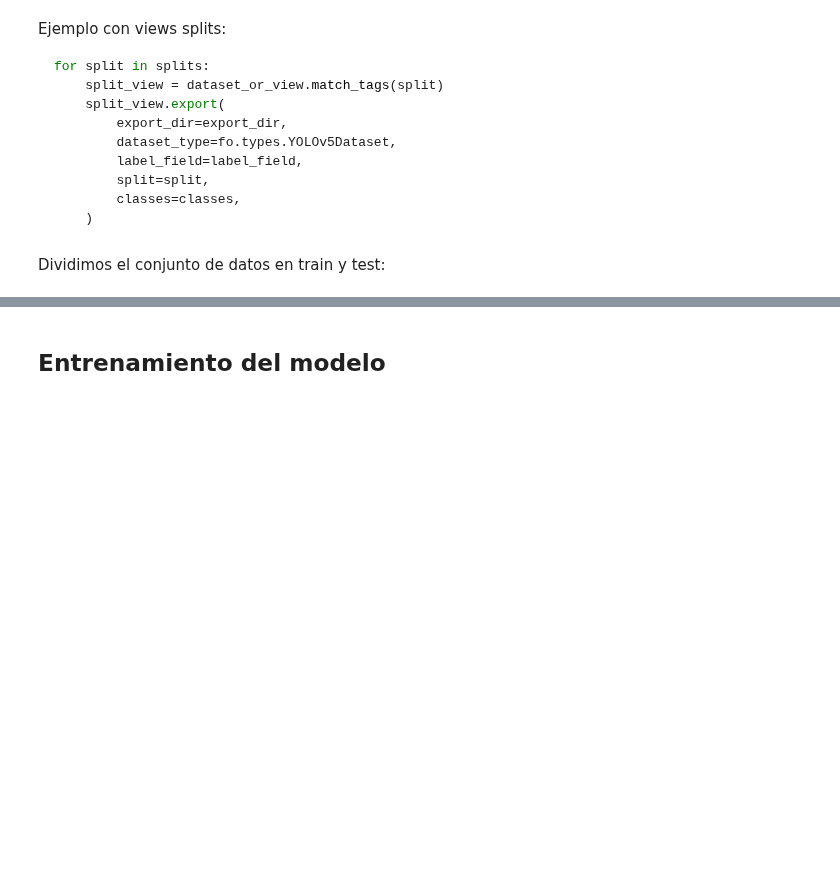
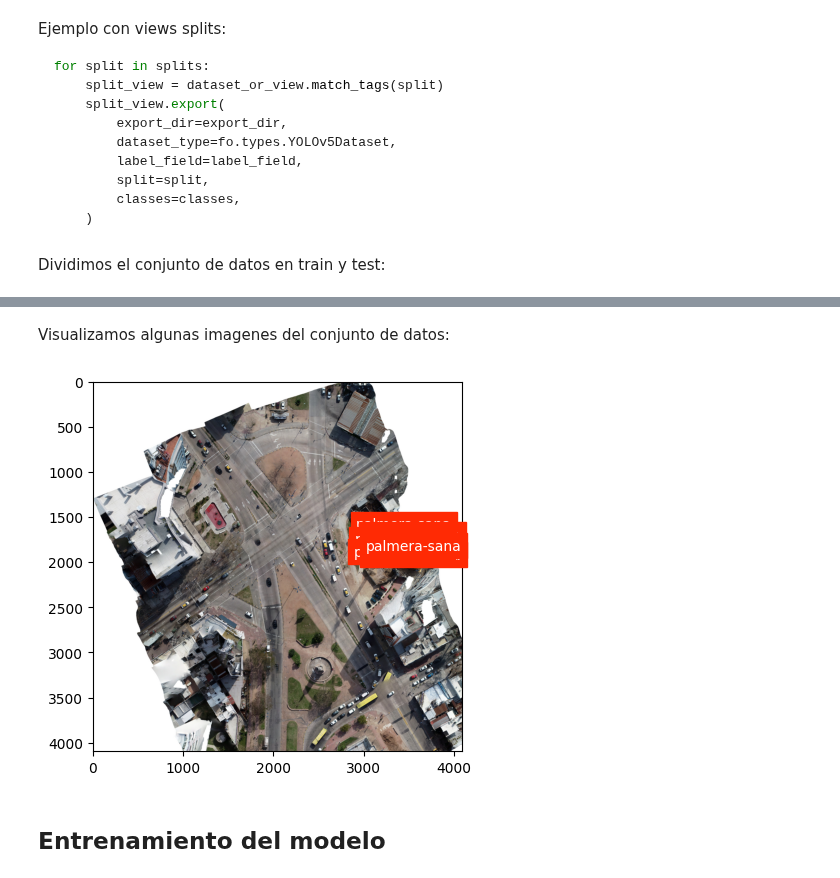
Before and after one commit to brunomaso1/uba-ceia, a Jupyter notebook: ceia-proyecto-final/modulo-IA/deteccion_palmeras/yolov11/yolov11.ipynb, the cells around one changed output, grey strips where cells are left out. Drawn from its saved outputs; the diff is of its cells as text; code cells hidden in the pictures; blank space fills up the shorter version.

```diff
--- a/ceia-proyecto-final/modulo-IA/deteccion_palmeras/yolov11/yolov11.ipynb
+++ b/ceia-proyecto-final/modulo-IA/deteccion_palmeras/yolov11/yolov11.ipynb
@@ -149,12 +156,12 @@ Setup complete  (20 CPUs, 127.9 GB RAM, 831.1/1862.9 GB disk)
 # %% [markdown]
 ### Convertir todas las clases a una sola
 # %%
-coco_anotations = UtilsCocoDataset.load_annotations_from_file(DOWNLOAD_RAW_DATASET_FOLDER / "labels.json")
-coco_annotations_one_class = UtilsCocoDataset.parse_class_annotations_to(coco_anotations, "palmera")
+# coco_anotations = UtilsCocoDataset.load_annotations_from_file(DOWNLOAD_RAW_DATASET_FOLDER / "labels.json")
+# coco_annotations_one_class = UtilsCocoDataset.parse_class_annotations_to(coco_anotations, "palmera")
 
-with open(DOWNLOAD_RAW_DATASET_FOLDER / "labels.json", "w") as f:
-    json.dump(coco_annotations_one_class, f, indent=4)
-    LOGGER.debug(f"Se guardó el archivo de etiquetas en {DOWNLOAD_RAW_DATASET_FOLDER / 'labels.json'}")
+# with open(DOWNLOAD_RAW_DATASET_FOLDER / "labels.json", "w") as f:
+#     json.dump(coco_annotations_one_class, f, indent=4)
+#     LOGGER.debug(f"Se guardó el archivo de etiquetas en {DOWNLOAD_RAW_DATASET_FOLDER / 'labels.json'}")
 # %% [markdown]
 ### Cargamos el dataset
 # %% [markdown]
@@ -213,3 +212,16 @@ DatasetUtils.dividir_dataset_yolo(DOWNLOAD_YOLO_DATASET_FOLDER, (0.8, 0.2, 0.0))
+# %% [markdown]
+Visualizamos algunas imagenes del conjunto de datos:
+# %%
+image_name = "8deOctubreyCentenario-EspLibreLarranaga_20190828_dji_pc_5cm_patch_0"
+image_path = DOWNLOAD_YOLO_DATASET_FOLDER / "images" / "train" / f"{image_name}.jpg"
+txt_path = DOWNLOAD_YOLO_DATASET_FOLDER / "labels" / "train" / f"{image_name}.txt"
+
+categories = CONFIG["coco_dataset"]["categories"]
+category_map = {cat["id"]: cat["name"] for cat in categories}
+
+visualize_image_annotations(image_path, txt_path, category_map)
+# %% [output]
+[figure, added]
 # %% [markdown]
 ## Entrenamiento del modelo
 # %% [markdown]
```
Also changed, not shown: parts of 45 cells of this notebook, 19 other files.
